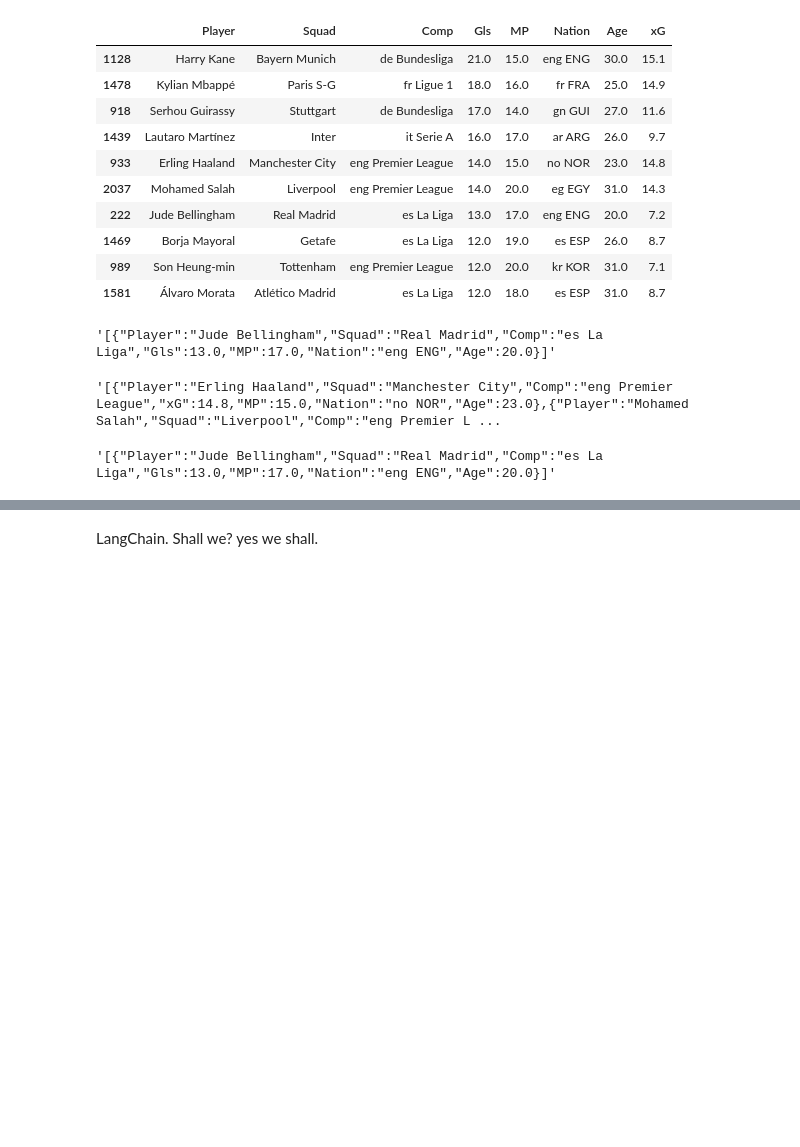
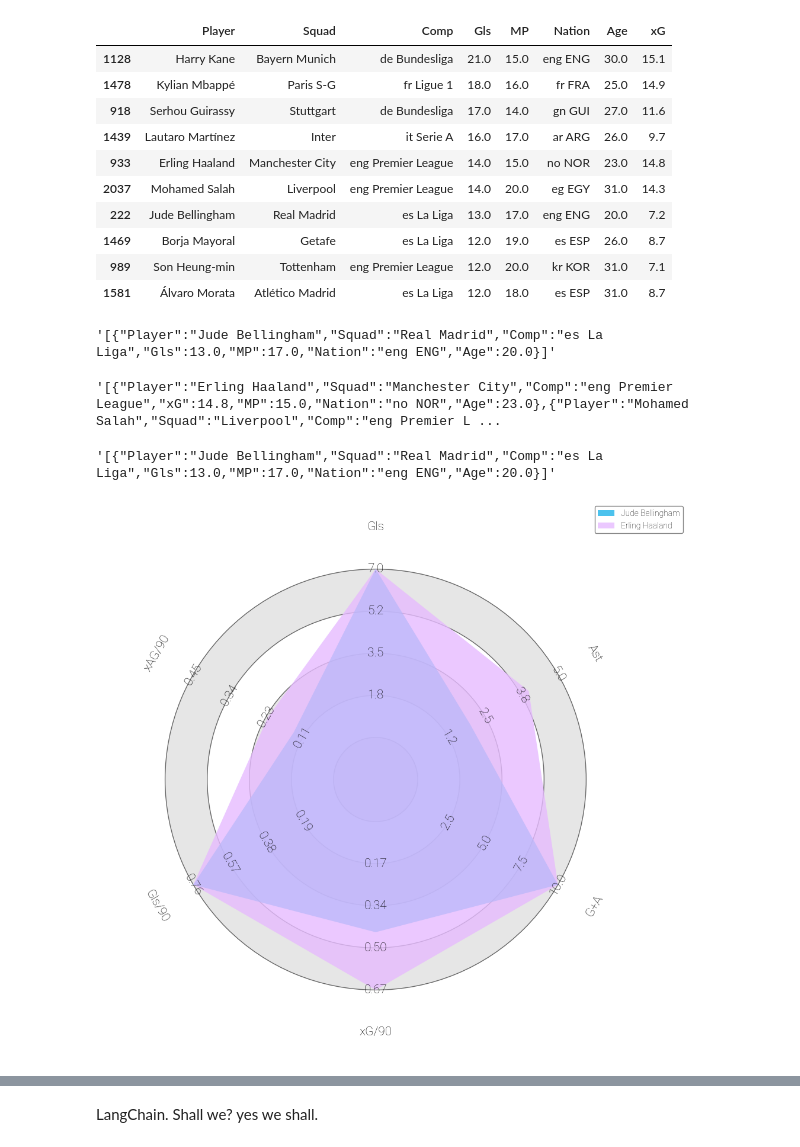
Before and after one commit to phenomenon0/LLM-in-Sports, a Jupyter notebook: main.ipynb, the cells around one changed output, grey strips where cells are left out. Cells and saved outputs as stored; diff of their text form; code cells hidden in the pictures; blank space fills up the shorter version.

Commit message:
The power of exec
We have a fucntional graphic model

```diff
--- a/main.ipynb
+++ b/main.ipynb
@@ -75,15 +75,23 @@ s.to_json(orient='records')
 # %% [output]
 '[{"Player":"Jude Bellingham","Squad":"Real Madrid","Comp":"es La Liga","Gls":13.0,"MP":17.0,"Nation":"eng ENG","Age":20.0}]'
 # %%
-u_prompt = "compare the top goal scorer in la liga and epl"
+
 players_laliga = df[df['Comp'] == 'es La Liga'][['Player', 'Squad','Comp', 'Gls', 'Ast','G+A' , 'xG/90', 'Gls/90','xAG/90']]
 players_laliga = players_laliga.sort_values(by='Gls', ascending=False)
 player1= json.loads(players_laliga.head(1).to_json(orient='records'))
 players_epl = df[df['Comp'] == 'eng Premier League'][['Player','Squad', 'Comp', 'Gls', 'Ast','G+A','xG/90', 'Gls/90','xAG/90']]
 players_epl = players_epl.sort_values(by='Gls', ascending=False)
 player2= json.loads(players_epl.head(1).to_json(orient='records'))
 player1= player1[0]
 player2= player2[0]
+params = list(player1.keys())
+params_chosen = params[3:]
+player2_values = df[df.Player == player2['Player']][params_chosen].values.tolist()[0]
+player1_values = df[df.Player == player1['Player']][params_chosen].values.tolist()[0]
+player_values_tuple = (player1, player2)
+plot_radar(player_values_tuple)
+# %% [output]
+[figure, added]
 # %%
 from mplsoccer import Radar, FontManager, grid
 import matplotlib.pyplot as plt
```
Also changed, not shown: parts of 12 cells of this notebook.
